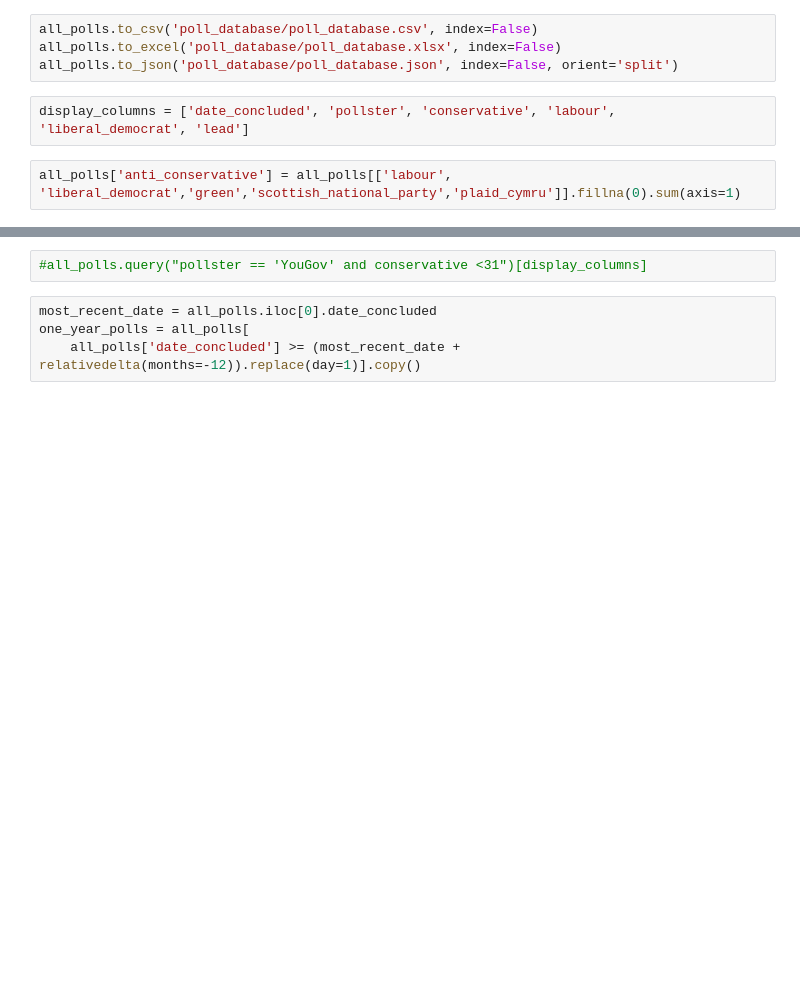
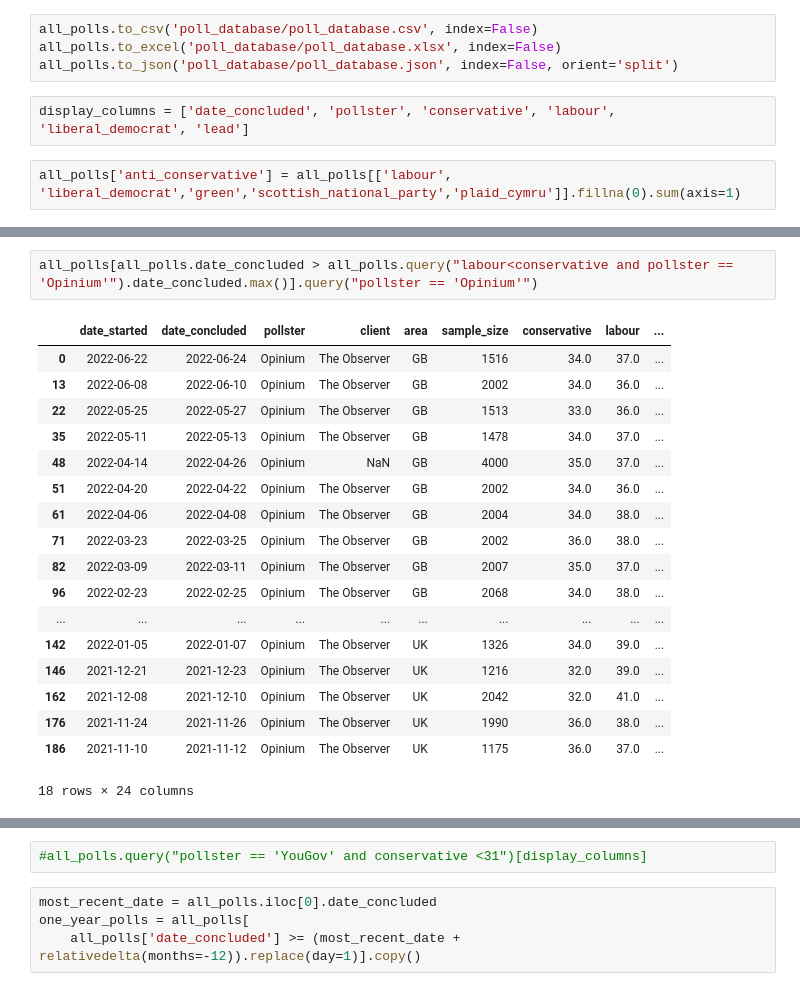
Before and after one commit to AndyLawton/uk_general_election_polls, a Jupyter notebook: main.ipynb, the cells around one changed output, grey strips where cells are left out. Drawn from its saved outputs; the diff is of its cells as text; blank space fills up the shorter version.

```diff
--- a/main.ipynb
+++ b/main.ipynb
@@ -38,0 +49,21 @@ all_polls.query("pollster=='YouGov' and lead_value>=5 and labour>conservative")[
+# %%
+all_polls[all_polls.date_concluded > all_polls.query("labour<conservative and pollster == 'Opinium'").date_concluded.max()].query("pollster == 'Opinium'")
+# %% [output]
+|  | date_started | date_concluded | pollster | client | area | sample_size | conservative | labour | ... |
+| 0 | 2022-06-22 | 2022-06-24 | Opinium | The Observer | GB | 1516 | 34.0 | 37.0 | ... |
+| 13 | 2022-06-08 | 2022-06-10 | Opinium | The Observer | GB | 2002 | 34.0 | 36.0 | ... |
+| 22 | 2022-05-25 | 2022-05-27 | Opinium | The Observer | GB | 1513 | 33.0 | 36.0 | ... |
+| 35 | 2022-05-11 | 2022-05-13 | Opinium | The Observer | GB | 1478 | 34.0 | 37.0 | ... |
+| 48 | 2022-04-14 | 2022-04-26 | Opinium | NaN | GB | 4000 | 35.0 | 37.0 | ... |
+| 51 | 2022-04-20 | 2022-04-22 | Opinium | The Observer | GB | 2002 | 34.0 | 36.0 | ... |
+| 61 | 2022-04-06 | 2022-04-08 | Opinium | The Observer | GB | 2004 | 34.0 | 38.0 | ... |
+| 71 | 2022-03-23 | 2022-03-25 | Opinium | The Observer | GB | 2002 | 36.0 | 38.0 | ... |
+| 82 | 2022-03-09 | 2022-03-11 | Opinium | The Observer | GB | 2007 | 35.0 | 37.0 | ... |
+| 96 | 2022-02-23 | 2022-02-25 | Opinium | The Observer | GB | 2068 | 34.0 | 38.0 | ... |
+| ... | ... | ... | ... | ... | ... | ... | ... | ... | ... |
+| 142 | 2022-01-05 | 2022-01-07 | Opinium | The Observer | UK | 1326 | 34.0 | 39.0 | ... |
+| 146 | 2021-12-21 | 2021-12-23 | Opinium | The Observer | UK | 1216 | 32.0 | 39.0 | ... |
+| 162 | 2021-12-08 | 2021-12-10 | Opinium | The Observer | UK | 2042 | 32.0 | 41.0 | ... |
+| 176 | 2021-11-24 | 2021-11-26 | Opinium | The Observer | UK | 1990 | 36.0 | 38.0 | ... |
+| 186 | 2021-11-10 | 2021-11-12 | Opinium | The Observer | UK | 1175 | 36.0 | 37.0 | ... |
+18 rows × 24 columns
```
Also changed, not shown: parts of 13 cells of this notebook, 9 other files.
